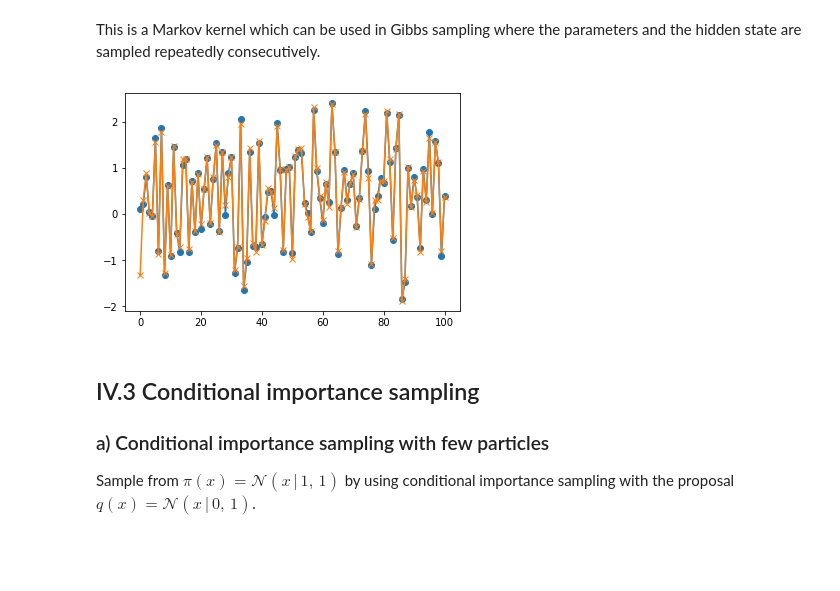
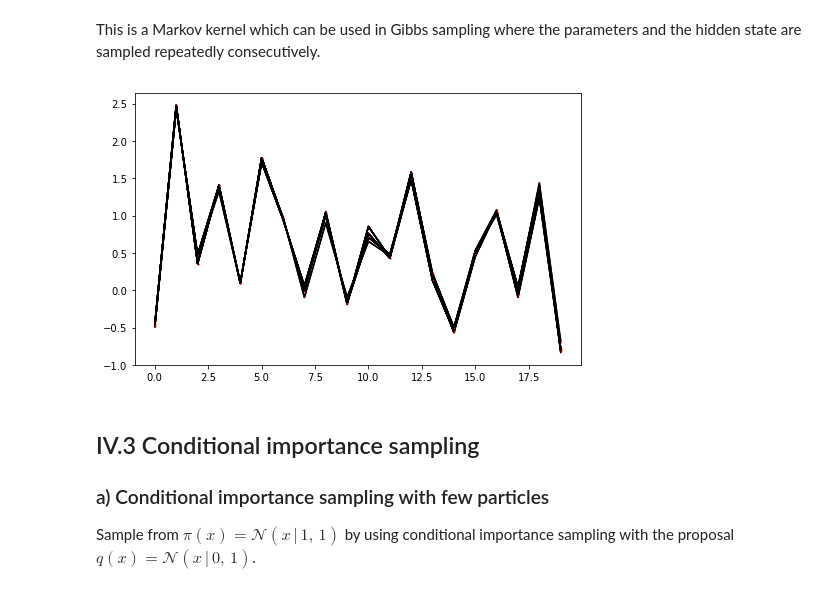
Before and after one commit to cyianor/smc2017, a Jupyter notebook: solutions/code/Python/fheld/exIV.ipynb, the cells around one changed output. Cells and saved outputs as stored; diff of their text form; code cells hidden in the pictures; blank space fills up the shorter version.

```diff
--- a/solutions/code/Python/fheld/exIV.ipynb
+++ b/solutions/code/Python/fheld/exIV.ipynb
@@ -175,11 +184,13 @@ p(x_t\,|\,x_{t - 1},\,y_t) &= N\left(x_t;\,\frac{2 y_t + 0.01 \cos(x_{t - 1})^2}
 \end{align}
 $$
 # %%
-def conditional_FAPF(x_ref, y, N=200):
+def conditional_fapf(x_ref, y, N=200, all_traj=False):
     # Determine length of data
     T = len(y)
     # Save the paths of all final particles
     xs = np.zeros((N, T + 1))
+    ancs = np.zeros((N, T), dtype='int64')
+
     # Initialisation
     xs[:, 0] = stats.norm.rvs(0, 1, N)
     # Replace last state with state from reference trajectory
@@ -195,25 +206,35 @@ def conditional_FAPF(x_ref, y, N=200):
         ws = np.exp(ws) / np.sum(np.exp(ws))
 
         # Resample
-        ancestors = np.random.choice(range(N), size=N, replace=True, p=ws)
+        ancs[:, t] = np.random.choice(range(N), size=N, replace=True, p=ws)
 
         # Propagate
         xs[:, t + 1] = stats.norm.rvs(0, 1, N) * 0.1 / np.sqrt(4.01) + \
             (2 / 4.01) * y[t] + (0.01 / 4.01) * \
-            np.power(np.cos(xs[ancestors, t]), 2)
+            np.power(np.cos(xs[ancs[:, t], t]), 2)
         # Replace last sample with reference trajectory
-        ancestors[N - 1] = N - 1
         xs[N - 1, t + 1] = x_ref[t + 1]
-        # Update the ancestor lines
-        xs[:, 0:t] = xs[ancestors, 0:t]
+        ancs[N - 1, t] = N - 1
 
-    # Randomly choose trajectory which will be returned
-    # All normalized weights are 1 / N, so that no draw from
-    # a categorical distribution is necessary. A uniform draw
-    # is satisfactory.
-    b = np.random.randint(N)
+    # Retract the trajectories
+    traj = np.zeros_like(xs)
 
-    return xs[b, :]
+    ancestors = range(N)
+    for t in range(T, -1, -1):
+        traj[:, t] = xs[ancestors, t]
+        ancestors = ancs[ancestors, t - 1]
+
+    if all_traj:
+        # Return all trajectories
+        return traj
+    else:
+        # Randomly choose trajectory which will be returned
+        # All normalized weights are 1 / N, so that no draw from
+        # a categorical distribution is necessary. A uniform draw
+        # is satisfactory.
+        b = np.random.randint(N)
+
+        return traj[b, :]
 # %% [markdown]
 Simulate from the model given above.
 # %%
@@ -237,13 +258,16 @@ axs[1].plot(range(1, T + 1), ys_sim, 'o-r');
 # %% [markdown]
 This is a Markov kernel which can be used in Gibbs sampling where the parameters and the hidden state are sampled repeatedly consecutively.
-# %%
-xs = conditional_FAPF(xs_sim, ys_sim, N=1000)
-
-fig, ax = plt.subplots()
-ax.plot(xs_sim, 'o-')
-ax.plot(xs, 'x-');
-# %% [output]
-[figure, removed]
+# %%
+N = 20
+traj = conditional_fapf(xs_sim, ys_sim, N=N, all_traj=True)
+
+fig, ax = plt.subplots(figsize=(8, 5))
+for i in range(N):
+    ax.plot(traj[i, 80:100], 'o-k', markerfacecolor='r', markeredgecolor='r',
+            markersize=0.3);
+# ax.plot(xs_sim, 'o-')
+# %% [output]
+[figure, added]
 # %% [markdown]
 ## IV.3 Conditional importance sampling
 
```
Also changed, not shown: parts of 9 cells of this notebook.
